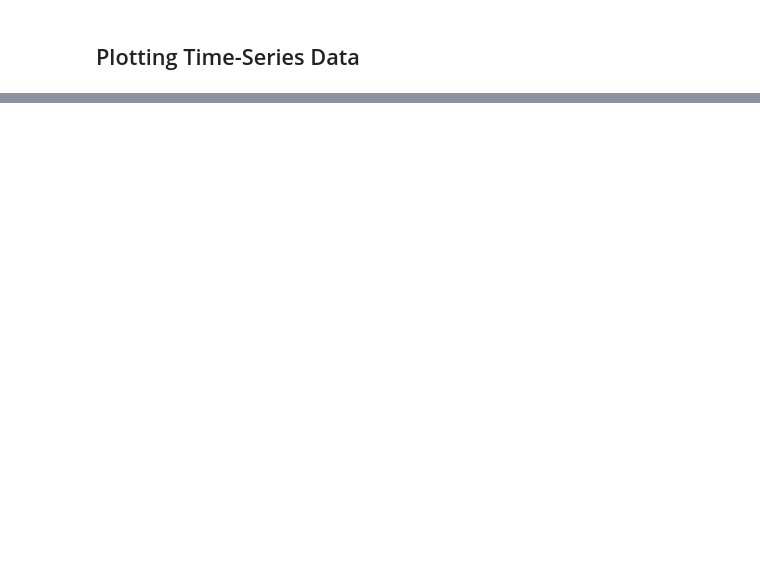
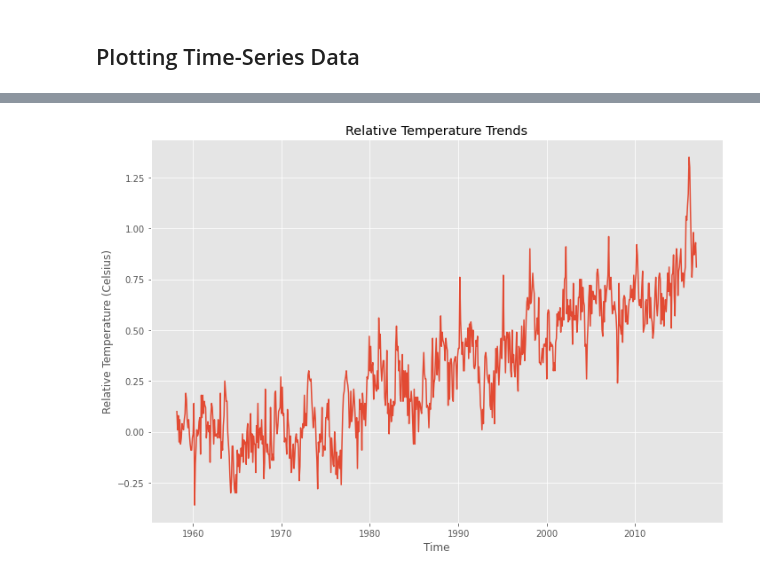
Before and after one commit to manoj7pal/Google-Colab-Notebooks, a Jupyter notebook: DataVisualizationWithMatplotlib.ipynb, the cells around one changed output, grey strips where cells are left out. Saved outputs shown, nothing was run; the diff lists cells and outputs as text; code cells hidden in the pictures; blank space fills up the shorter version.

```diff
--- a/DataVisualizationWithMatplotlib.ipynb
+++ b/DataVisualizationWithMatplotlib.ipynb
@@ -133,2 +130,6 @@ plt.show()
 # %% [markdown]
 ## Plotting Time-Series Data
+# %%
+# Load Climate Data, and parse the Dates
+climate_changes = pd.read_csv('climate_change.csv', parse_dates = True, index_col='date')
+climate_changes.shape, climate_changes.head(), climate_changes.info()
@@ -134,0 +153,15 @@ plt.show()
+# %%
+# Relative Temperature Trends
+
+fig, ax = plt.subplots(figsize=(10,7))
+ax.plot(climate_changes.index, climate_changes.relative_temp)
+
+ax.set_xlabel('Time')
+ax.set_ylabel('Relative Temperature (Celsius)')
+ax.set_title('Relative Temperature Trends')
+
+plt.grid(True)
+plt.tight_layout()
+plt.show()
+# %% [output]
+[figure, added]
```
Also changed, not shown: parts of 5 cells of this notebook.
